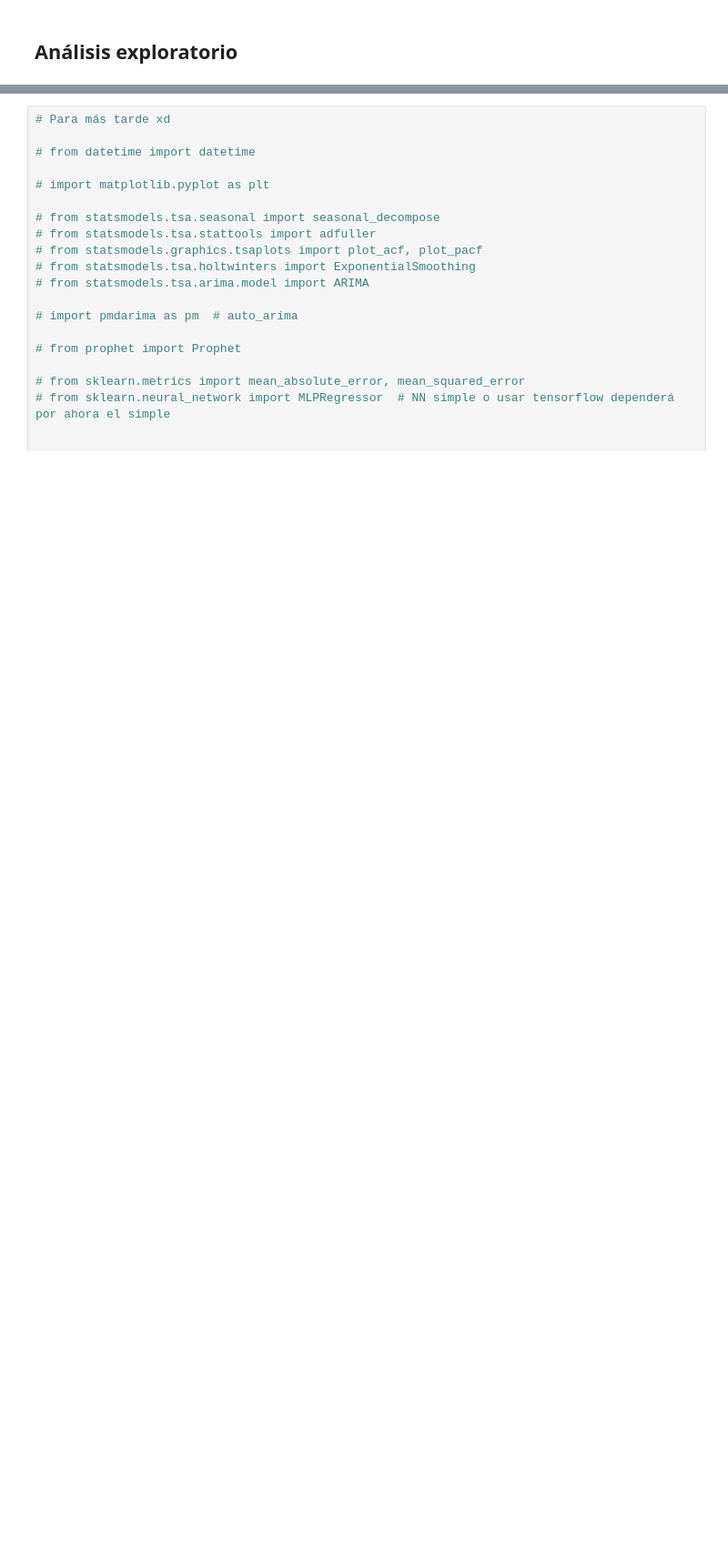
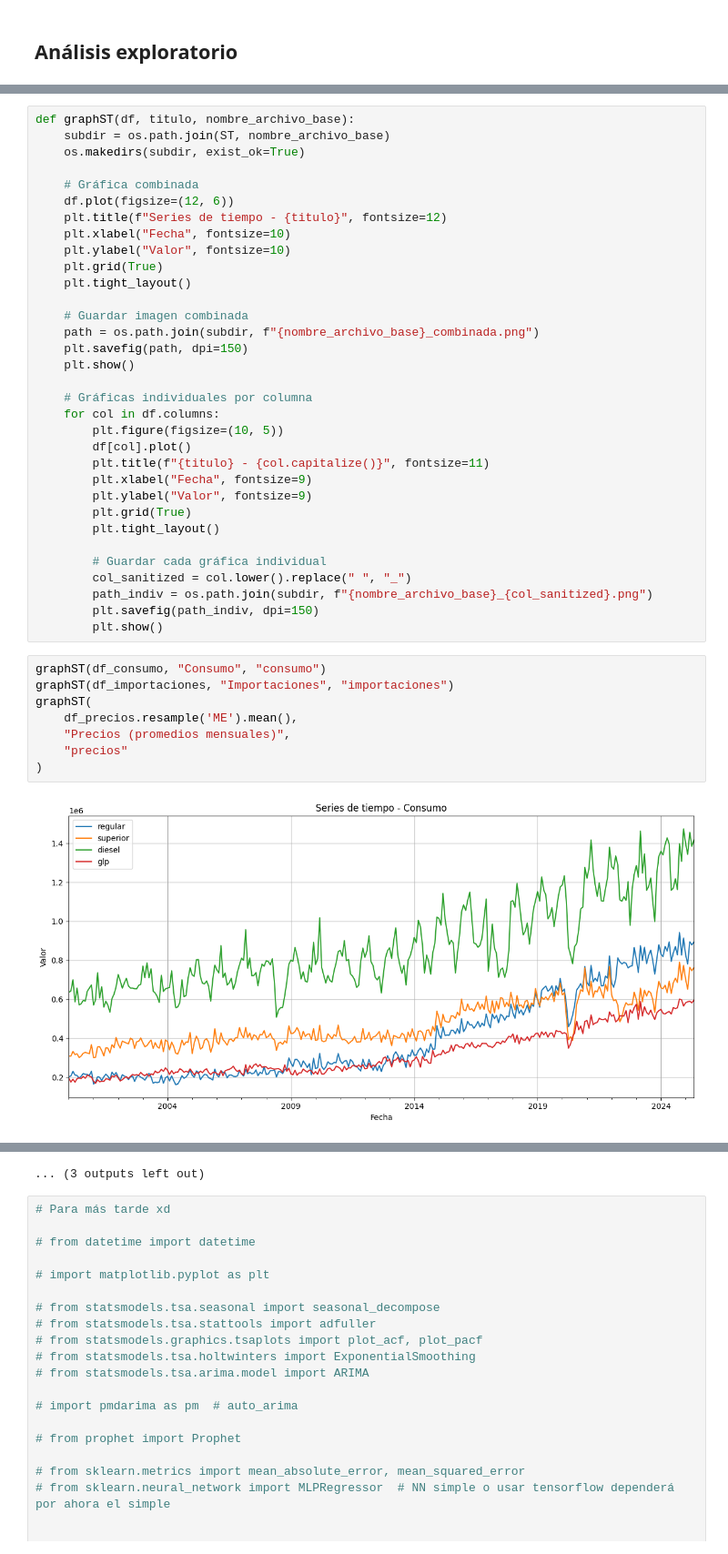
Before and after one commit to JosueSay/labs-ds, a Jupyter notebook: lab1.ipynb, the cells around one changed output, grey strips where cells are left out. Shown at 91% size. Drawn from its saved outputs; the diff is of its cells as text; blank space fills up the shorter version.

Commit message:
feat: agregando base para analisis y graficos para series y consumos

```diff
--- a/lab1.ipynb
+++ b/lab1.ipynb
@@ -279,0 +319,43 @@ import seaborn as sns
+# %%
+def graphST(df, titulo, nombre_archivo_base):
+    subdir = os.path.join(ST, nombre_archivo_base)
+    os.makedirs(subdir, exist_ok=True)
+
+    # Gráfica combinada
+    df.plot(figsize=(12, 6))
+    plt.title(f"Series de tiempo - {titulo}", fontsize=12)
+    plt.xlabel("Fecha", fontsize=10)
+    plt.ylabel("Valor", fontsize=10)
+    plt.grid(True)
+    plt.tight_layout()
+
+    # Guardar imagen combinada
+    path = os.path.join(subdir, f"{nombre_archivo_base}_combinada.png")
+    plt.savefig(path, dpi=150)
+    plt.show()
+
+    # Gráficas individuales por columna
+    for col in df.columns:
+        plt.figure(figsize=(10, 5))
+        df[col].plot()
+        plt.title(f"{titulo} - {col.capitalize()}", fontsize=11)
+        plt.xlabel("Fecha", fontsize=9)
+        plt.ylabel("Valor", fontsize=9)
+        plt.grid(True)
+        plt.tight_layout()
+
+        # Guardar cada gráfica individual
+        col_sanitized = col.lower().replace(" ", "_")
+        path_indiv = os.path.join(subdir, f"{nombre_archivo_base}_{col_sanitized}.png")
+        plt.savefig(path_indiv, dpi=150)
+        plt.show()
+# %%
+graphST(df_consumo, "Consumo", "consumo")
+graphST(df_importaciones, "Importaciones", "importaciones")
+graphST(
+    df_precios.resample('ME').mean(),
+    "Precios (promedios mensuales)",
+    "precios"
+)
+# %% [output]
+[figure, added]
@@ -280,3 +373,4 @@ import seaborn as sns
+... (3 outputs left out)
 # %%
 # Para más tarde xd
 
```
Also changed, not shown: parts of 11 cells of this notebook, 18 other files.
